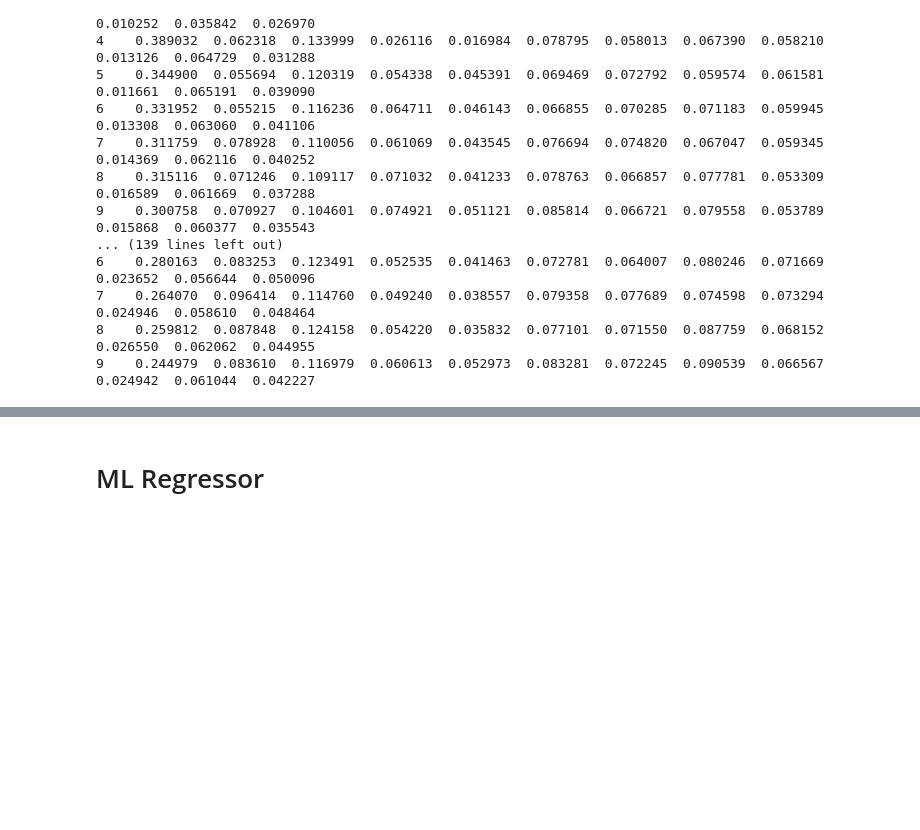
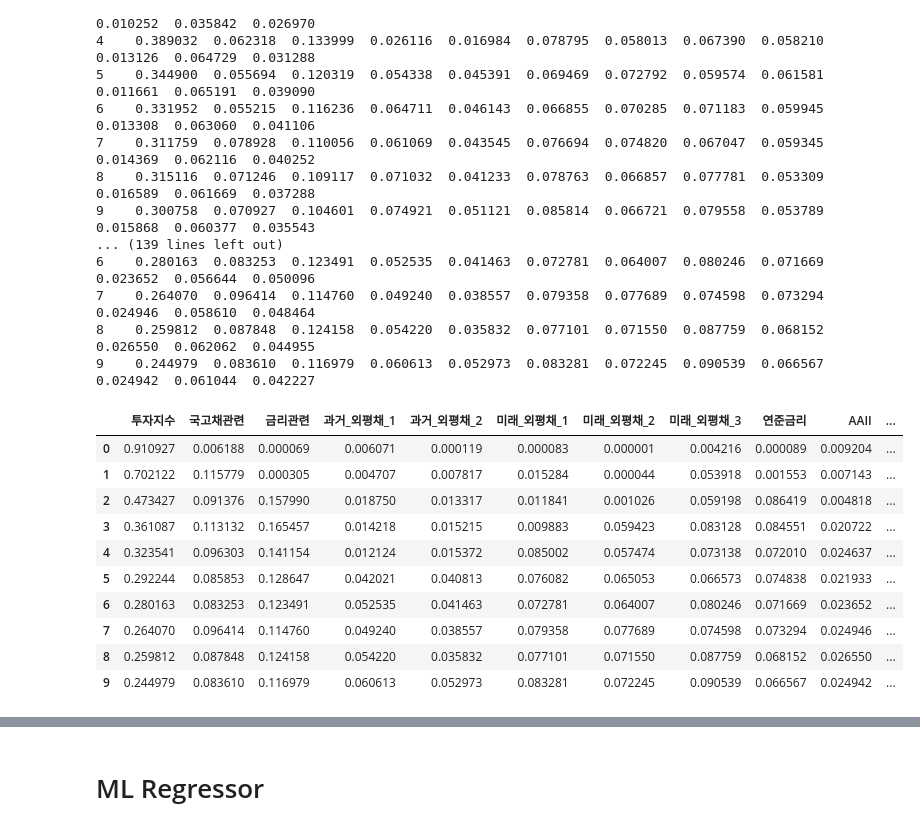
Before and after one commit to paragonyun/Deepconomics, a Jupyter notebook: main.ipynb, the cells around one changed output, grey strips where cells are left out. Saved outputs shown, nothing was run; the diff lists cells and outputs as text; code cells hidden in the pictures; blank space fills up the shorter version.

```diff
--- a/main.ipynb
+++ b/main.ipynb
@@ -640,3 +638,19 @@ FEVD for 투자지수
 7    0.264070  0.096414  0.114760  0.049240  0.038557  0.079358  0.077689  0.074598  0.073294  0.024946  0.058610  0.048464
 8    0.259812  0.087848  0.124158  0.054220  0.035832  0.077101  0.071550  0.087759  0.068152  0.026550  0.062062  0.044955
 9    0.244979  0.083610  0.116979  0.060613  0.052973  0.083281  0.072245  0.090539  0.066567  0.024942  0.061044  0.042227
+# %%
+fevd_df = pd.read_csv('./test.txt', header=None, sep=' ').dropna(axis=1)
+fevd_df.columns = diff_df_pca.columns
+fevd_df
+# %% [output]
+|  | 투자지수 | 국고채관련 | 금리관련 | 과거_외평채_1 | 과거_외평채_2 | 미래_외평채_1 | 미래_외평채_2 | 미래_외평채_3 | 연준금리 | AAII | ... |
+| 0 | 0.910927 | 0.006188 | 0.000069 | 0.006071 | 0.000119 | 0.000083 | 0.000001 | 0.004216 | 0.000089 | 0.009204 | ... |
+| 1 | 0.702122 | 0.115779 | 0.000305 | 0.004707 | 0.007817 | 0.015284 | 0.000044 | 0.053918 | 0.001553 | 0.007143 | ... |
+| 2 | 0.473427 | 0.091376 | 0.157990 | 0.018750 | 0.013317 | 0.011841 | 0.001026 | 0.059198 | 0.086419 | 0.004818 | ... |
+| 3 | 0.361087 | 0.113132 | 0.165457 | 0.014218 | 0.015215 | 0.009883 | 0.059423 | 0.083128 | 0.084551 | 0.020722 | ... |
+| 4 | 0.323541 | 0.096303 | 0.141154 | 0.012124 | 0.015372 | 0.085002 | 0.057474 | 0.073138 | 0.072010 | 0.024637 | ... |
+| 5 | 0.292244 | 0.085853 | 0.128647 | 0.042021 | 0.040813 | 0.076082 | 0.065053 | 0.066573 | 0.074838 | 0.021933 | ... |
+| 6 | 0.280163 | 0.083253 | 0.123491 | 0.052535 | 0.041463 | 0.072781 | 0.064007 | 0.080246 | 0.071669 | 0.023652 | ... |
+| 7 | 0.264070 | 0.096414 | 0.114760 | 0.049240 | 0.038557 | 0.079358 | 0.077689 | 0.074598 | 0.073294 | 0.024946 | ... |
+| 8 | 0.259812 | 0.087848 | 0.124158 | 0.054220 | 0.035832 | 0.077101 | 0.071550 | 0.087759 | 0.068152 | 0.026550 | ... |
+| 9 | 0.244979 | 0.083610 | 0.116979 | 0.060613 | 0.052973 | 0.083281 | 0.072245 | 0.090539 | 0.066567 | 0.024942 | ... |
```
Also changed, not shown: parts of 2 cells of this notebook.
